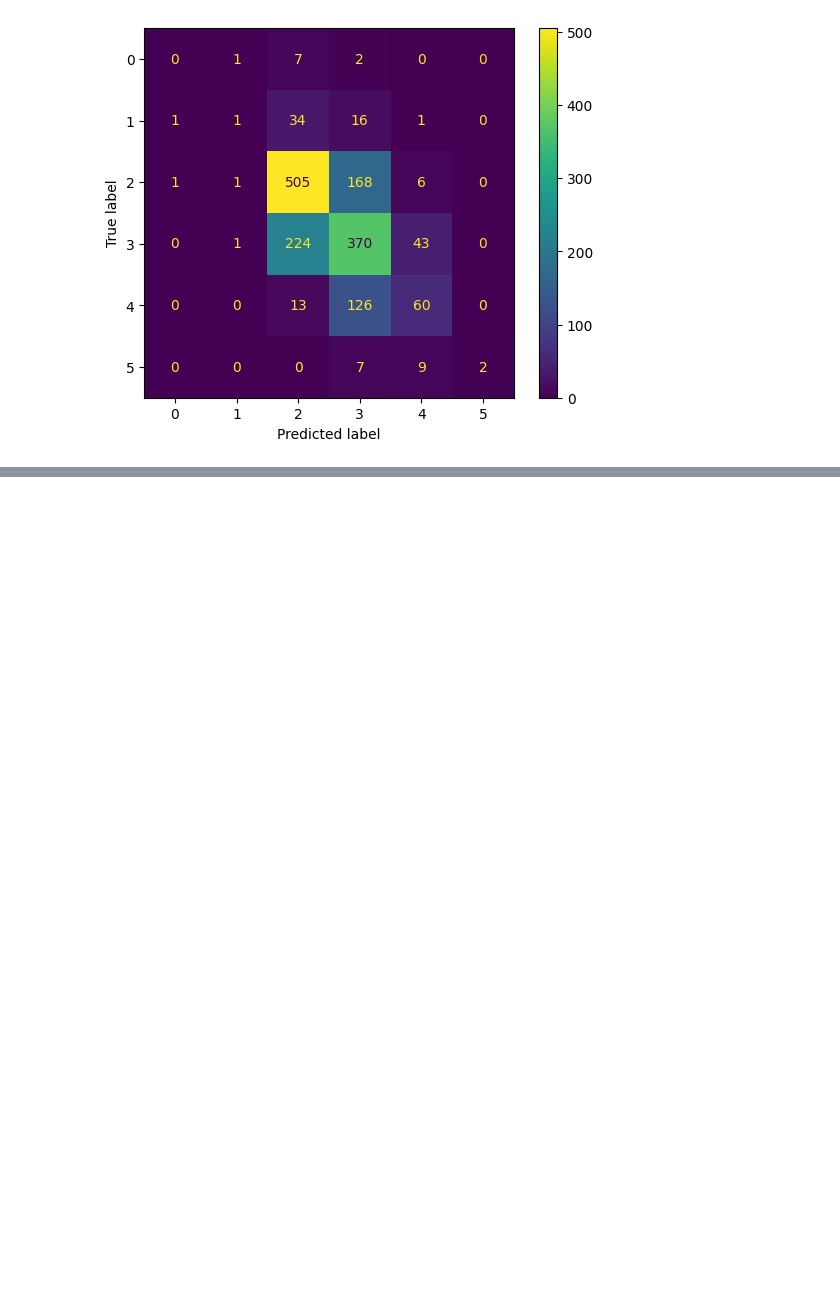
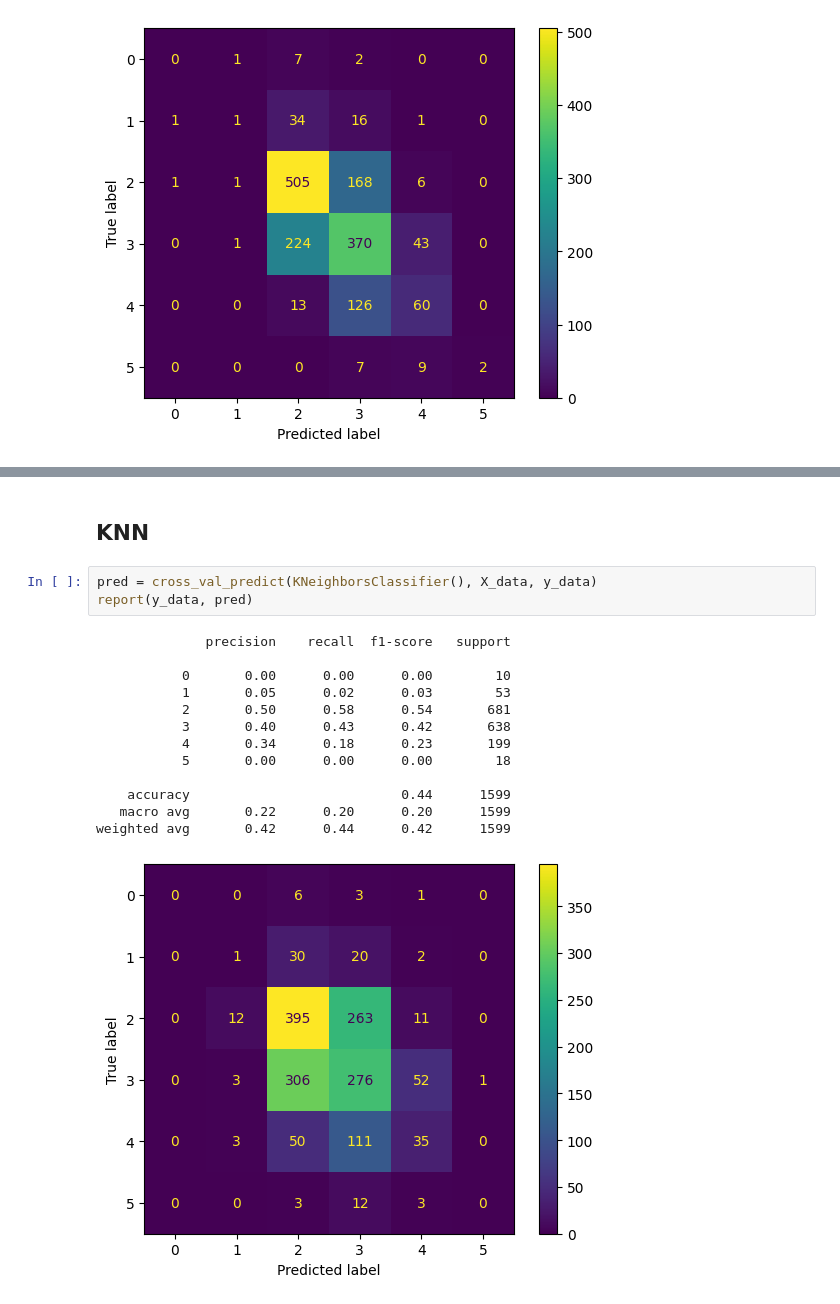
Before and after one commit to caglarrkeskinn/WineQualityClassification, a Jupyter notebook: 2 - CrossValidation.ipynb, the cells around one changed output, grey strips where cells are left out. Drawn from its saved outputs; the diff is of its cells as text; blank space fills up the shorter version.

```diff
--- a/2 - CrossValidation.ipynb
+++ b/2 - CrossValidation.ipynb
@@ -60,0 +99,19 @@ weighted avg       0.57      0.59      0.57      1599
+# %% [markdown]
+## KNN
+# %%
+pred = cross_val_predict(KNeighborsClassifier(), X_data, y_data)
+report(y_data, pred)
+# %% [output]
+              precision    recall  f1-score   support
+
+           0       0.00      0.00      0.00        10
+           1       0.05      0.02      0.03        53
+           2       0.50      0.58      0.54       681
+           3       0.40      0.43      0.42       638
+           4       0.34      0.18      0.23       199
+           5       0.00      0.00      0.00        18
+
+    accuracy                           0.44      1599
+   macro avg       0.22      0.20      0.20      1599
+weighted avg       0.42      0.44      0.42      1599
+[figure, added]
```
Also changed, not shown: parts of 5 cells of this notebook, 2 other files.
